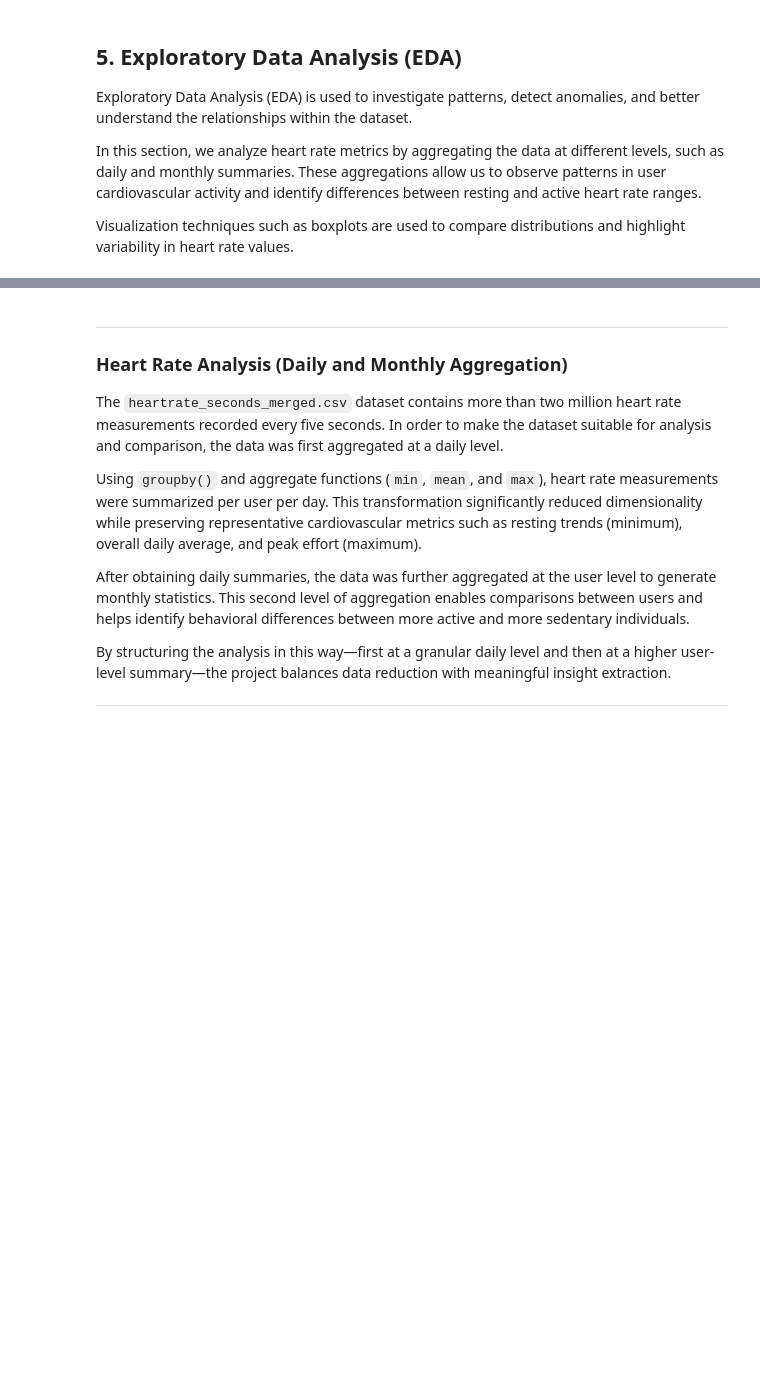
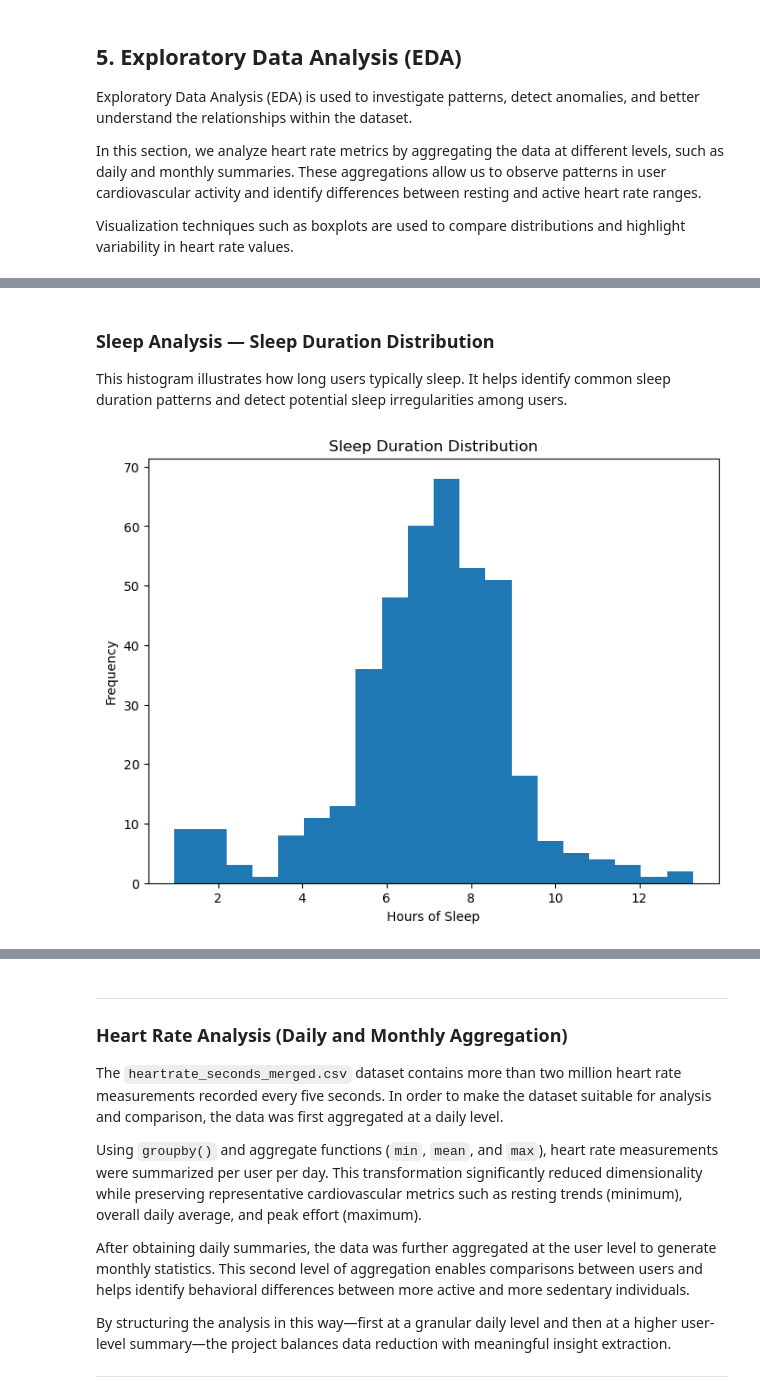
Before and after one commit to user-name-c/Bellabeat-Case-study, a Jupyter notebook: notebooks/bellabeat_analysis.ipynb, the cells around one changed output, grey strips where cells are left out. Cells and saved outputs as stored; diff of their text form; code cells hidden in the pictures; blank space fills up the shorter version.

```diff
--- a/notebooks/bellabeat_analysis.ipynb
+++ b/notebooks/bellabeat_analysis.ipynb
@@ -175,0 +246,17 @@ Visualization techniques such as boxplots are used to compare distributions and
+# %% [markdown]
+### Sleep Analysis — Sleep Duration Distribution
+
+This histogram illustrates how long users typically sleep. It helps identify common sleep duration patterns and detect potential sleep irregularities among users.
+# %%
+sleep_hours = sleep_log["TotalMinutesAsleep"] / 60
+
+plt.figure(figsize=(8,6))
+plt.hist(sleep_hours, bins=20)
+
+plt.title("Sleep Duration Distribution")
+plt.xlabel("Hours of Sleep")
+plt.ylabel("Frequency")
+
+plt.show()
+# %% [output]
+[figure, added]
```
Also changed, not shown: parts of 12 cells of this notebook.
